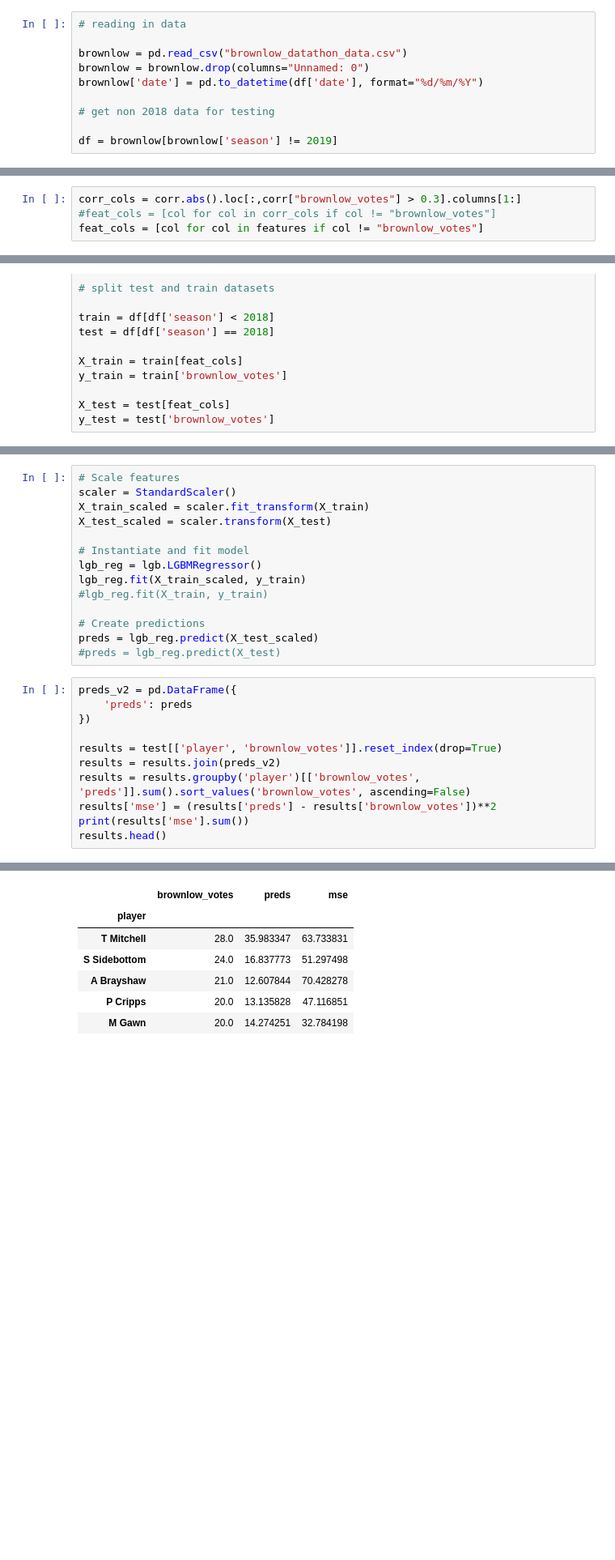
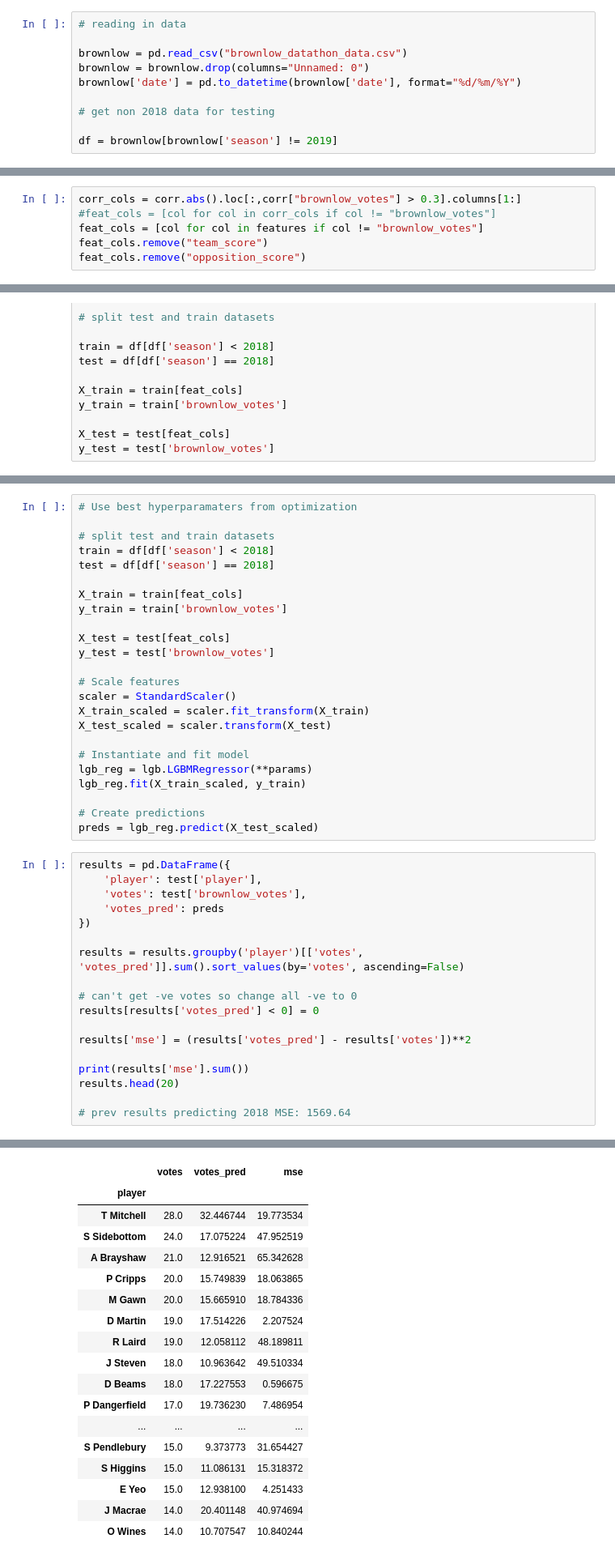
Before and after one commit to dstatz/Brownlow-Datathon, a Jupyter notebook: brownlow-predict.ipynb, the cells around one changed output, grey strips where cells are left out. Shown: that part at 81% size. Drawn from its saved outputs; the diff is of its cells as text; blank space fills up the shorter version.

```diff
--- a/brownlow-predict.ipynb
+++ b/brownlow-predict.ipynb
@@ -9,7 +9,7 @@ pd.set_option('display.max_columns', None)
 
 brownlow = pd.read_csv("brownlow_datathon_data.csv")
 brownlow = brownlow.drop(columns="Unnamed: 0")
-brownlow['date'] = pd.to_datetime(df['date'], format="%d/%m/%Y")
+brownlow['date'] = pd.to_datetime(brownlow['date'], format="%d/%m/%Y")
 
 # get non 2018 data for testing
 
@@ -70,6 +70,8 @@ corr = df[features].corr()
 corr_cols = corr.abs().loc[:,corr["brownlow_votes"] > 0.3].columns[1:]
 #feat_cols = [col for col in corr_cols if col != "brownlow_votes"]
 feat_cols = [col for col in features if col != "brownlow_votes"]
+feat_cols.remove("team_score")
+feat_cols.remove("opposition_score")
 # %%
 feat_cols
 # %% [output]
@@ -108,26 +291,43 @@ y_test = test['brownlow_votes']
 # %%
+# Use best hyperparamaters from optimization
+
+# split test and train datasets
+train = df[df['season'] < 2018]
+test = df[df['season'] == 2018]
+
+X_train = train[feat_cols]
+y_train = train['brownlow_votes']
+
+X_test = test[feat_cols]
+y_test = test['brownlow_votes']
+
 # Scale features
 scaler = StandardScaler()
 X_train_scaled = scaler.fit_transform(X_train)
 X_test_scaled = scaler.transform(X_test)
 
 # Instantiate and fit model
-lgb_reg = lgb.LGBMRegressor()
+lgb_reg = lgb.LGBMRegressor(**params)
 lgb_reg.fit(X_train_scaled, y_train)
-#lgb_reg.fit(X_train, y_train)
 
 # Create predictions
 preds = lgb_reg.predict(X_test_scaled)
-#preds = lgb_reg.predict(X_test)
 # %%
-preds_v2 = pd.DataFrame({
-    'preds': preds
+results = pd.DataFrame({
+    'player': test['player'],
+    'votes': test['brownlow_votes'],
+    'votes_pred': preds
 })
 
-results = test[['player', 'brownlow_votes']].reset_index(drop=True)
-results = results.join(preds_v2)
-results = results.groupby('player')[['brownlow_votes', 'preds']].sum().sort_values('brownlow_votes', ascending=False)
-results['mse'] = (results['preds'] - results['brownlow_votes'])**2
+results = results.groupby('player')[['votes', 'votes_pred']].sum().sort_values(by='votes', ascending=False)
+
+# can't get -ve votes so change all -ve to 0
+results[results['votes_pred'] < 0] = 0
+
+results['mse'] = (results['votes_pred'] - results['votes'])**2
+
 print(results['mse'].sum())
-results.head()
+results.head(20)
+
+# prev results predicting 2018 MSE: 1569.64
 # %% [output]
@@ -135,7 +335,18 @@ results.head()
-|  | brownlow_votes | preds | mse |
+|  | votes | votes_pred | mse |
 | player |  |  |  |
-| T Mitchell | 28.0 | 35.983347 | 63.733831 |
-| S Sidebottom | 24.0 | 16.837773 | 51.297498 |
-| A Brayshaw | 21.0 | 12.607844 | 70.428278 |
-| P Cripps | 20.0 | 13.135828 | 47.116851 |
-| M Gawn | 20.0 | 14.274251 | 32.784198 |
+| T Mitchell | 28.0 | 32.446744 | 19.773534 |
+| S Sidebottom | 24.0 | 17.075224 | 47.952519 |
+| A Brayshaw | 21.0 | 12.916521 | 65.342628 |
+| P Cripps | 20.0 | 15.749839 | 18.063865 |
+| M Gawn | 20.0 | 15.665910 | 18.784336 |
+| D Martin | 19.0 | 17.514226 | 2.207524 |
+| R Laird | 19.0 | 12.058112 | 48.189811 |
+| J Steven | 18.0 | 10.963642 | 49.510334 |
+| D Beams | 18.0 | 17.227553 | 0.596675 |
+| P Dangerfield | 17.0 | 19.736230 | 7.486954 |
+| ... | ... | ... | ... |
+| S Pendlebury | 15.0 | 9.373773 | 31.654427 |
+| S Higgins | 15.0 | 11.086131 | 15.318372 |
+| E Yeo | 15.0 | 12.938100 | 4.251433 |
+| J Macrae | 14.0 | 20.401148 | 40.974694 |
+| O Wines | 14.0 | 10.707547 | 10.840244 |
```
Also changed, not shown: parts of 23 cells of this notebook, 2 other files.
